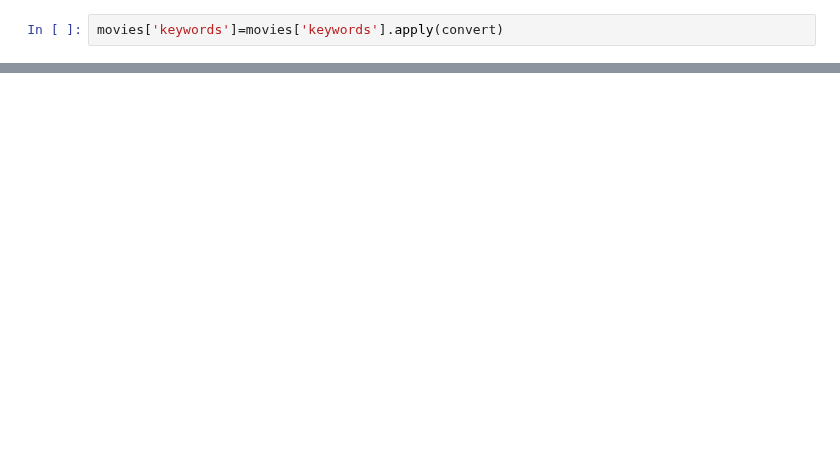
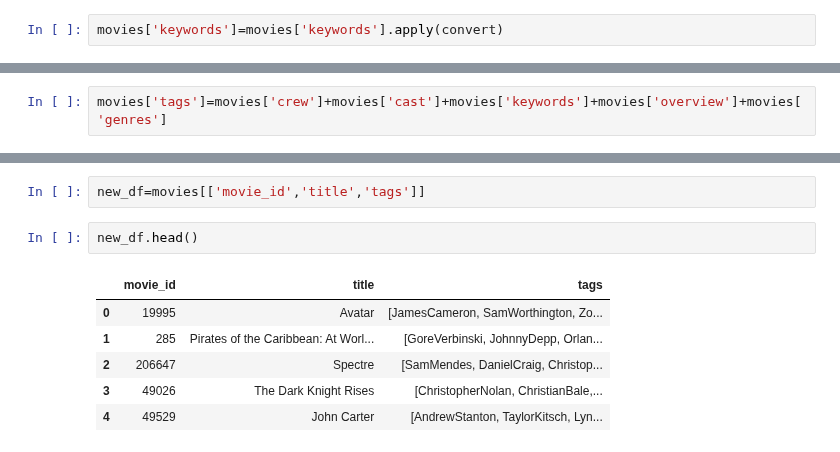
Before and after one commit to Newtanmukh/Python-projects, a Jupyter notebook: movie recommender system/Recommendation Engine.ipynb, the cells around one changed output, grey strips where cells are left out. Saved outputs shown, nothing was run; the diff lists cells and outputs as text; blank space fills up the shorter version.

```diff
--- a/movie recommender system/Recommendation Engine.ipynb
+++ b/movie recommender system/Recommendation Engine.ipynb
@@ -154,0 +243,2 @@ movies.head(5)
+# %%
+movies['tags']=movies['crew']+movies['cast']+movies['keywords']+movies['overview']+movies['genres']
@@ -154,0 +254,11 @@ movies.head(5)
+# %%
+new_df=movies[['movie_id','title','tags']]
+# %%
+new_df.head()
+# %% [output]
+|  | movie_id | title | tags |
+| 0 | 19995 | Avatar | [JamesCameron, SamWorthington, Zo... |
+| 1 | 285 | Pirates of the Caribbean: At Worl... | [GoreVerbinski, JohnnyDepp, Orlan... |
+| 2 | 206647 | Spectre | [SamMendes, DanielCraig, Christop... |
+| 3 | 49026 | The Dark Knight Rises | [ChristopherNolan, ChristianBale,... |
+| 4 | 49529 | John Carter | [AndrewStanton, TaylorKitsch, Lyn... |
```
Also changed, not shown: parts of 26 cells of this notebook.
